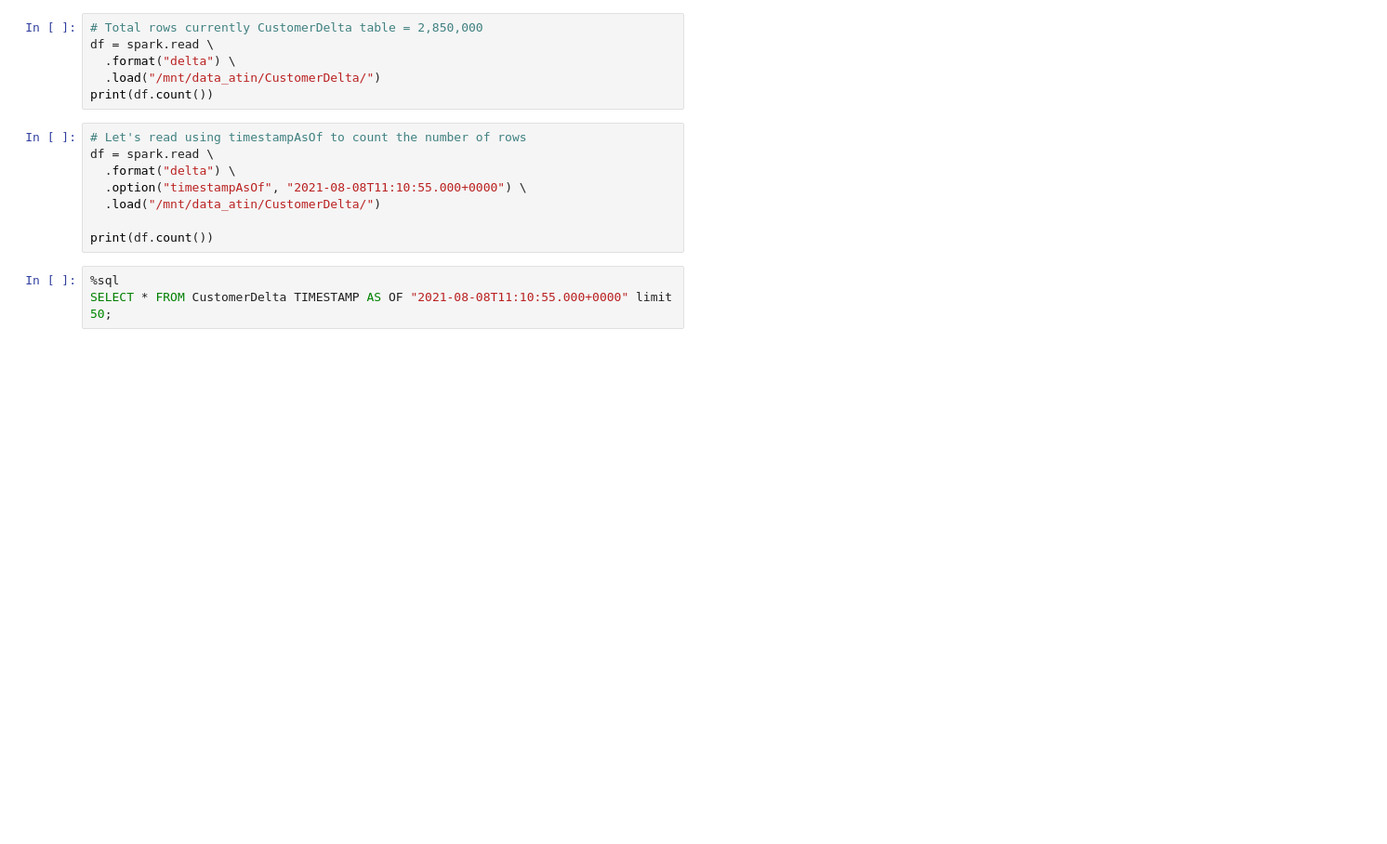
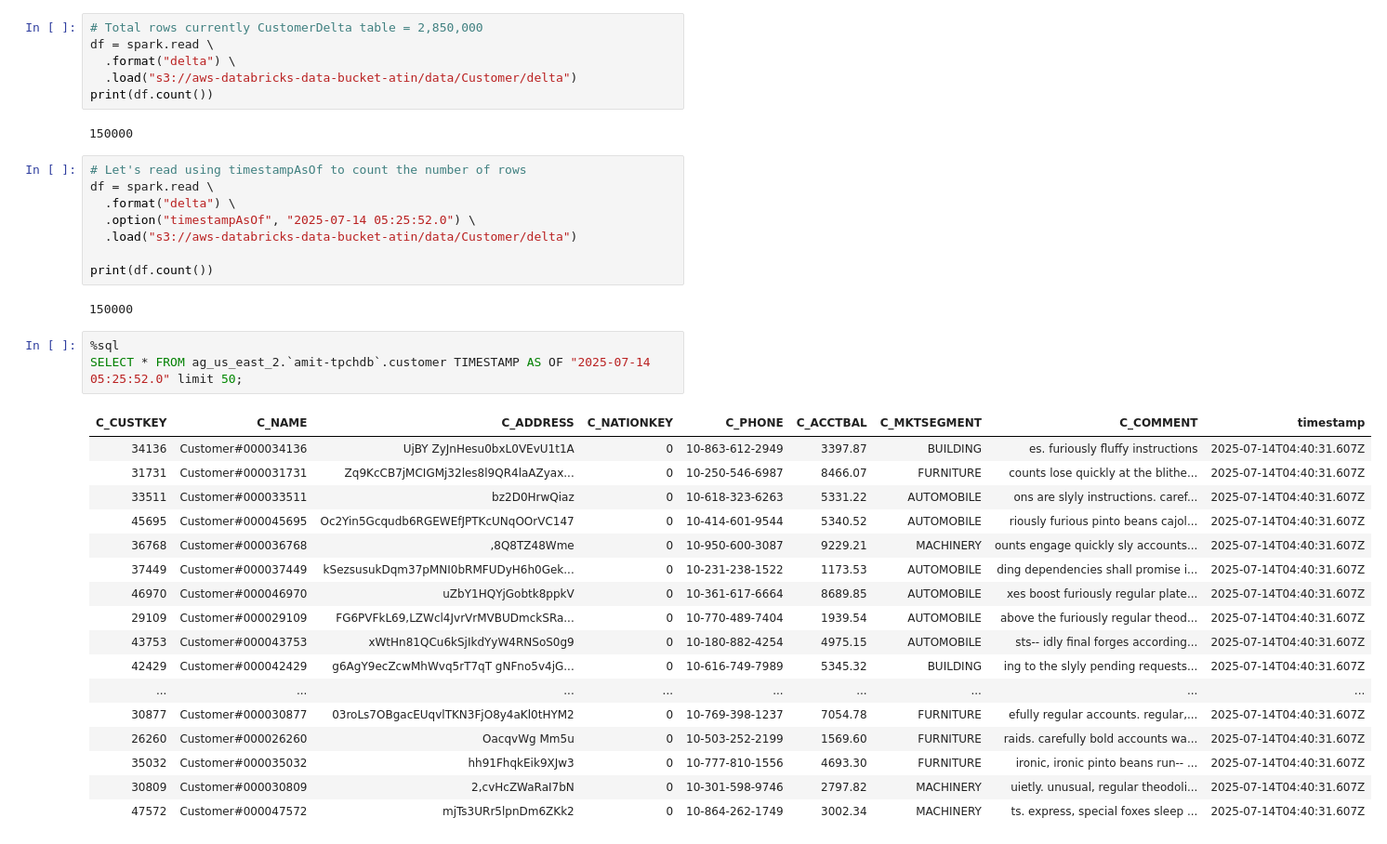
Before and after one commit to rahulaggarwaltrainer1984/azure-databricks-tata-technologies, a Jupyter notebook: Labs/09-DeltaTableVersioning.ipynb, the cells around one changed output. Shown at 93% size. Drawn from its saved outputs; the diff is of its cells as text; blank space fills up the shorter version.

```diff
--- a/Labs/09-DeltaTableVersioning.ipynb
+++ b/Labs/09-DeltaTableVersioning.ipynb
@@ -4,16 +12,38 @@ display(spark.sql("DESCRIBE HISTORY customerdelta"))
 # Total rows currently CustomerDelta table = 2,850,000
 df = spark.read \
   .format("delta") \
-  .load("/mnt/data_atin/CustomerDelta/")
+  .load("s3://aws-databricks-data-bucket-atin/data/Customer/delta")
 print(df.count())
+# %% [output]
+150000
 # %%
 # Let's read using timestampAsOf to count the number of rows
 df = spark.read \
   .format("delta") \
-  .option("timestampAsOf", "2021-08-08T11:10:55.000+0000") \
-  .load("/mnt/data_atin/CustomerDelta/")
+  .option("timestampAsOf", "2025-07-14 05:25:52.0") \
+  .load("s3://aws-databricks-data-bucket-atin/data/Customer/delta")
 
 print(df.count())
+# %% [output]
+150000
 # %%
 %sql
-SELECT * FROM CustomerDelta TIMESTAMP AS OF "2021-08-08T11:10:55.000+0000" limit 50;
+SELECT * FROM ag_us_east_2.`amit-tpchdb`.customer TIMESTAMP AS OF "2025-07-14 05:25:52.0" limit 50;
+# %% [output]
+| C_CUSTKEY | C_NAME | C_ADDRESS | C_NATIONKEY | C_PHONE | C_ACCTBAL | C_MKTSEGMENT | C_COMMENT | timestamp |
+| 34136 | Customer#000034136 | UjBY ZyJnHesu0bxL0VEvU1t1A | 0 | 10-863-612-2949 | 3397.87 | BUILDING | es. furiously fluffy instructions | 2025-07-14T04:40:31.607Z |
+| 31731 | Customer#000031731 | Zq9KcCB7jMCIGMj32les8l9QR4laAZyax... | 0 | 10-250-546-6987 | 8466.07 | FURNITURE | counts lose quickly at the blithe... | 2025-07-14T04:40:31.607Z |
+| 33511 | Customer#000033511 | bz2D0HrwQiaz | 0 | 10-618-323-6263 | 5331.22 | AUTOMOBILE | ons are slyly instructions. caref... | 2025-07-14T04:40:31.607Z |
+| 45695 | Customer#000045695 | Oc2Yin5Gcqudb6RGEWEfJPTKcUNqOOrVC147 | 0 | 10-414-601-9544 | 5340.52 | AUTOMOBILE | riously furious pinto beans cajol... | 2025-07-14T04:40:31.607Z |
+| 36768 | Customer#000036768 | ,8Q8TZ48Wme | 0 | 10-950-600-3087 | 9229.21 | MACHINERY | ounts engage quickly sly accounts... | 2025-07-14T04:40:31.607Z |
+| 37449 | Customer#000037449 | kSezsusukDqm37pMNI0bRMFUDyH6h0Gek... | 0 | 10-231-238-1522 | 1173.53 | AUTOMOBILE | ding dependencies shall promise i... | 2025-07-14T04:40:31.607Z |
+| 46970 | Customer#000046970 | uZbY1HQYjGobtk8ppkV | 0 | 10-361-617-6664 | 8689.85 | AUTOMOBILE | xes boost furiously regular plate... | 2025-07-14T04:40:31.607Z |
+| 29109 | Customer#000029109 | FG6PVFkL69,LZWcl4JvrVrMVBUDmckSRa... | 0 | 10-770-489-7404 | 1939.54 | AUTOMOBILE | above the furiously regular theod... | 2025-07-14T04:40:31.607Z |
+| 43753 | Customer#000043753 | xWtHn81QCu6kSjIkdYyW4RNSoS0g9 | 0 | 10-180-882-4254 | 4975.15 | AUTOMOBILE | sts-- idly final forges according... | 2025-07-14T04:40:31.607Z |
+| 42429 | Customer#000042429 | g6AgY9ecZcwMhWvq5rT7qT gNFno5v4jG... | 0 | 10-616-749-7989 | 5345.32 | BUILDING | ing to the slyly pending requests... | 2025-07-14T04:40:31.607Z |
+| ... | ... | ... | ... | ... | ... | ... | ... | ... |
+| 30877 | Customer#000030877 | 03roLs7OBgacEUqvlTKN3FjO8y4aKl0tHYM2 | 0 | 10-769-398-1237 | 7054.78 | FURNITURE | efully regular accounts. regular,... | 2025-07-14T04:40:31.607Z |
+| 26260 | Customer#000026260 | OacqvWg Mm5u | 0 | 10-503-252-2199 | 1569.60 | FURNITURE | raids. carefully bold accounts wa... | 2025-07-14T04:40:31.607Z |
+| 35032 | Customer#000035032 | hh91FhqkEik9XJw3 | 0 | 10-777-810-1556 | 4693.30 | FURNITURE | ironic, ironic pinto beans run-- ... | 2025-07-14T04:40:31.607Z |
+| 30809 | Customer#000030809 | 2,cvHcZWaRaI7bN | 0 | 10-301-598-9746 | 2797.82 | MACHINERY | uietly. unusual, regular theodoli... | 2025-07-14T04:40:31.607Z |
+| 47572 | Customer#000047572 | mjTs3URr5lpnDm6ZKk2 | 0 | 10-864-262-1749 | 3002.34 | MACHINERY | ts. express, special foxes sleep ... | 2025-07-14T04:40:31.607Z |
```
Also changed, not shown: parts of 5 cells of this notebook.
